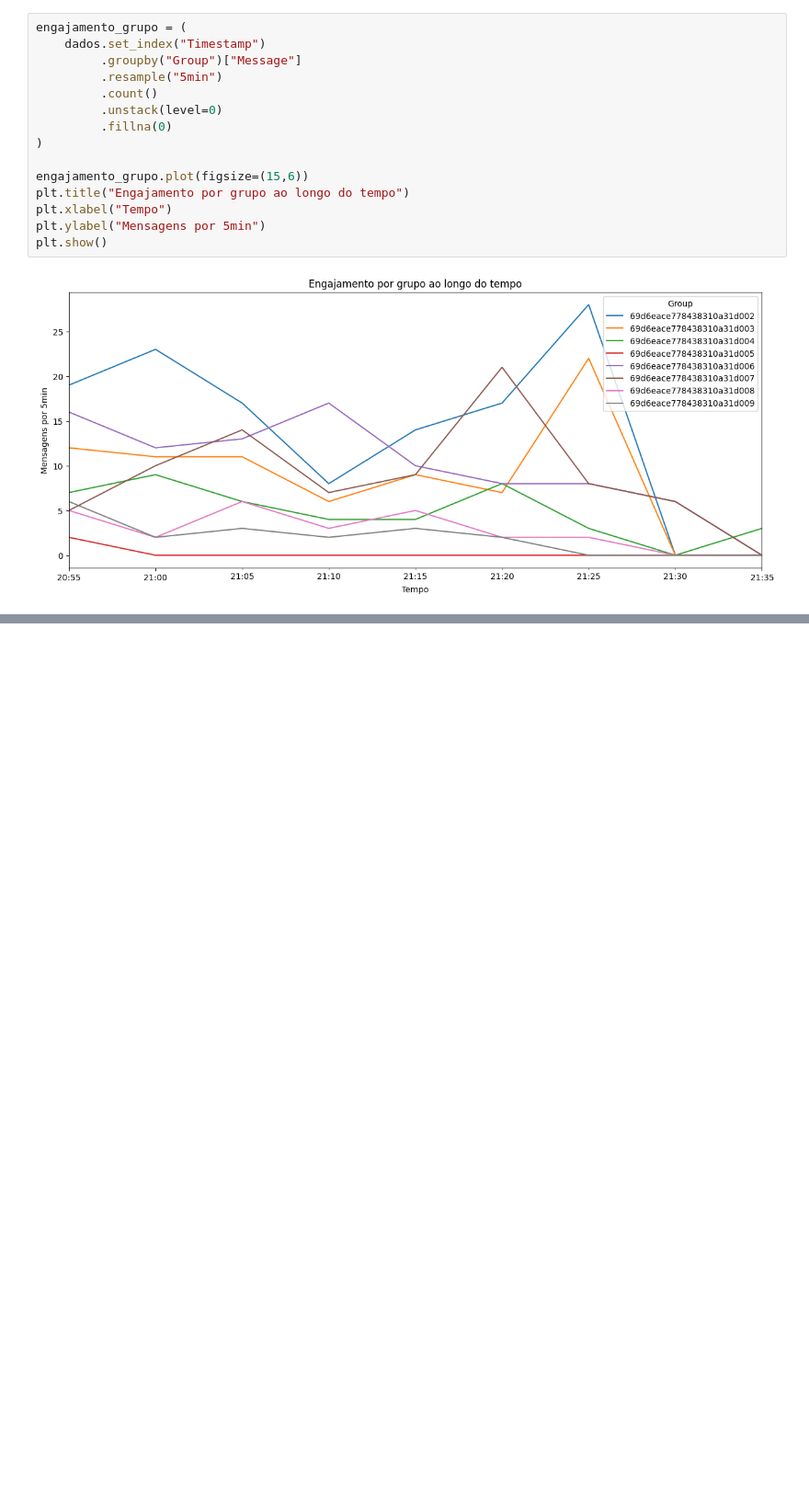
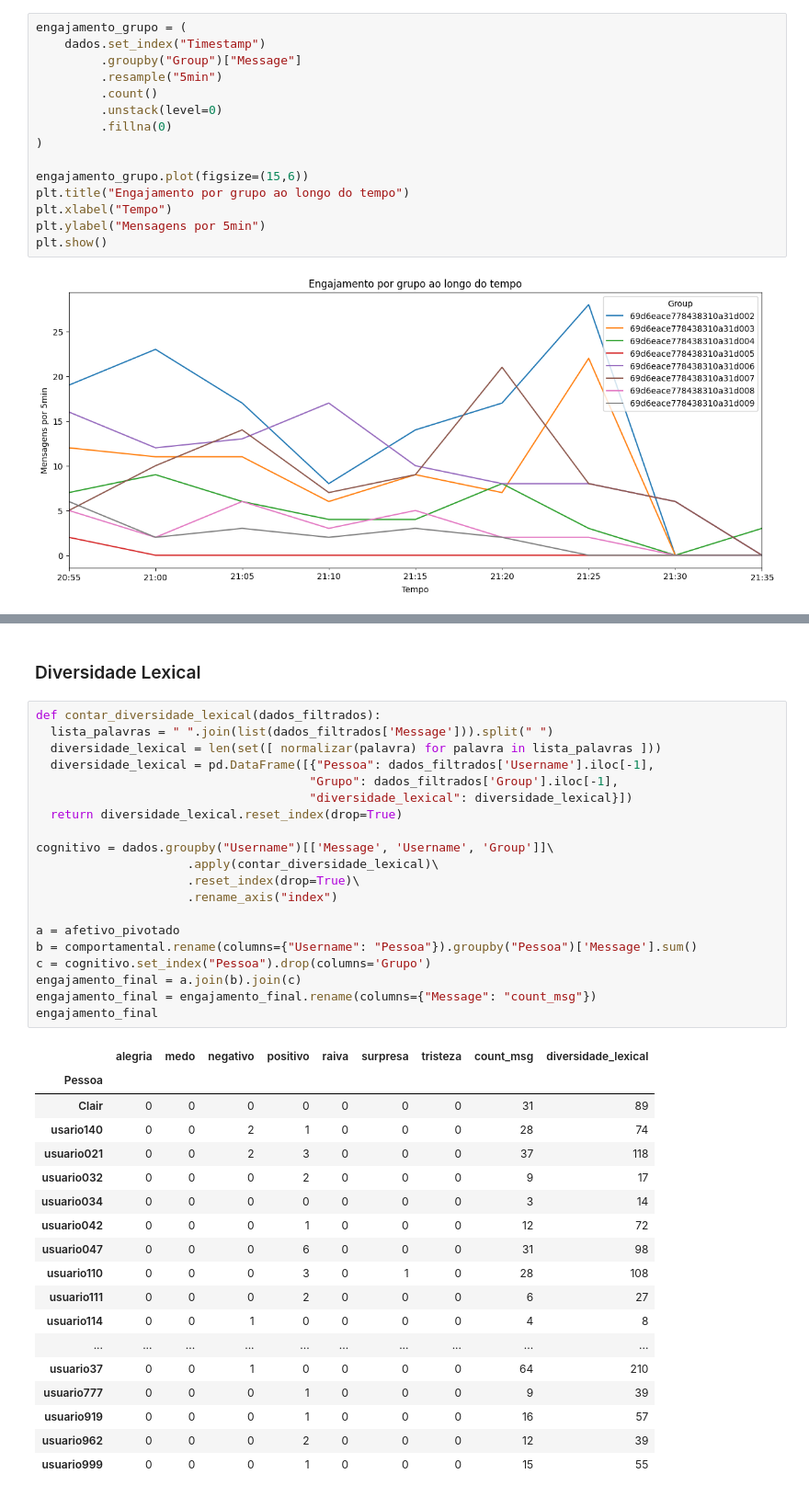
Before and after one commit to Silas-ER/ai_analytics, a Jupyter notebook: learning_analytics/data.ipynb, the cells around one changed output, grey strips where cells are left out. Shown at 92% size. Cells and saved outputs as stored; diff of their text form; blank space fills up the shorter version.

```diff
--- a/learning_analytics/data.ipynb
+++ b/learning_analytics/data.ipynb
@@ -202,0 +247,41 @@ engajamento_final
+# %% [markdown]
+### Diversidade Lexical
+# %%
+def contar_diversidade_lexical(dados_filtrados):
+  lista_palavras = " ".join(list(dados_filtrados['Message'])).split(" ")
+  diversidade_lexical = len(set([ normalizar(palavra) for palavra in lista_palavras ]))
+  diversidade_lexical = pd.DataFrame([{"Pessoa": dados_filtrados['Username'].iloc[-1],
+                                      "Grupo": dados_filtrados['Group'].iloc[-1],
+                                      "diversidade_lexical": diversidade_lexical}])
+  return diversidade_lexical.reset_index(drop=True)
+
+cognitivo = dados.groupby("Username")[['Message', 'Username', 'Group']]\
+                     .apply(contar_diversidade_lexical)\
+                     .reset_index(drop=True)\
+                     .rename_axis("index")
+
+a = afetivo_pivotado
+b = comportamental.rename(columns={"Username": "Pessoa"}).groupby("Pessoa")['Message'].sum()
+c = cognitivo.set_index("Pessoa").drop(columns='Grupo')
+engajamento_final = a.join(b).join(c)
+engajamento_final = engajamento_final.rename(columns={"Message": "count_msg"})
+engajamento_final
+# %% [output]
+|  | alegria | medo | negativo | positivo | raiva | surpresa | tristeza | count_msg | diversidade_lexical |
+| Pessoa |  |  |  |  |  |  |  |  |  |
+| Clair | 0 | 0 | 0 | 0 | 0 | 0 | 0 | 31 | 89 |
+| usario140 | 0 | 0 | 2 | 1 | 0 | 0 | 0 | 28 | 74 |
+| usuario021 | 0 | 0 | 2 | 3 | 0 | 0 | 0 | 37 | 118 |
+| usuario032 | 0 | 0 | 0 | 2 | 0 | 0 | 0 | 9 | 17 |
+| usuario034 | 0 | 0 | 0 | 0 | 0 | 0 | 0 | 3 | 14 |
+| usuario042 | 0 | 0 | 0 | 1 | 0 | 0 | 0 | 12 | 72 |
+| usuario047 | 0 | 0 | 0 | 6 | 0 | 0 | 0 | 31 | 98 |
+| usuario110 | 0 | 0 | 0 | 3 | 0 | 1 | 0 | 28 | 108 |
+| usuario111 | 0 | 0 | 0 | 2 | 0 | 0 | 0 | 6 | 27 |
+| usuario114 | 0 | 0 | 1 | 0 | 0 | 0 | 0 | 4 | 8 |
+| ... | ... | ... | ... | ... | ... | ... | ... | ... | ... |
+| usuario37 | 0 | 0 | 1 | 0 | 0 | 0 | 0 | 64 | 210 |
+| usuario777 | 0 | 0 | 0 | 1 | 0 | 0 | 0 | 9 | 39 |
+| usuario919 | 0 | 0 | 0 | 1 | 0 | 0 | 0 | 16 | 57 |
+| usuario962 | 0 | 0 | 0 | 2 | 0 | 0 | 0 | 12 | 39 |
+| usuario999 | 0 | 0 | 0 | 1 | 0 | 0 | 0 | 15 | 55 |
```
Also changed, not shown: parts of 16 cells of this notebook.
